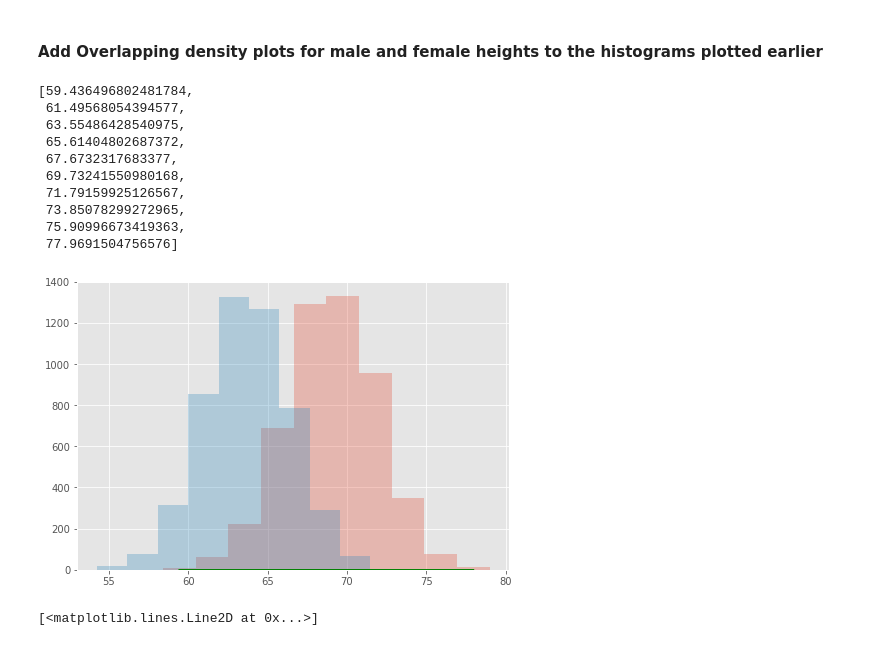
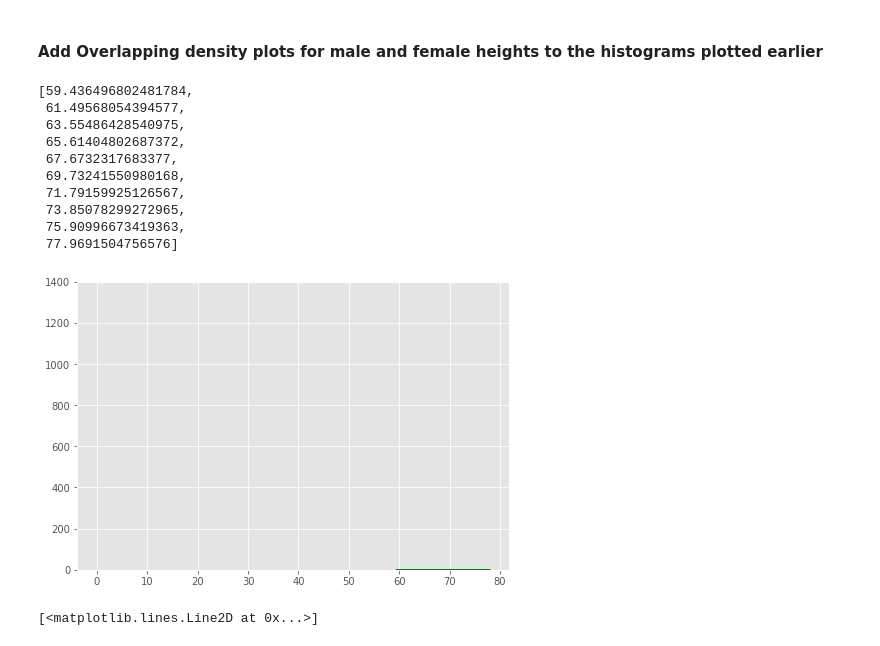
Before and after one commit to Gittekken/dsc-1-09-11-the-probability-density-function-lab-nyc-ds-career-012819, a Jupyter notebook: index.ipynb, the cells around one changed output. Saved outputs shown, nothing was run; the diff lists cells and outputs as text; code cells hidden in the pictures.

```diff
--- a/index.ipynb
+++ b/index.ipynb
@@ -102,26 +102,26 @@ plt.legend()
 # %%
 # You code here
 fig = plt.figure()
 ax_1 = fig.add_axes([0,0,1,1])
 male_n, male_bins = density(Male_height)
 female_n, female_bins = density(Female_height)
-ax_1.hist(Male_height, bins = 10, alpha = 0.3)
-ax_1.hist(Female_height, bins = 10, alpha = 0.3)
+ax_1.hist(Male_height/1000, bins = 10, alpha = 0.3)
+ax_1.hist(Female_height/1000, bins = 10, alpha = 0.3)
 ax_1.plot(male_bins, male_n, color = 'green')
 #plt.plot(female_bins, female_n)
 male_bins
 # %% [output]
 [59.436496802481784,
  61.49568054394577,
  63.55486428540975,
  65.61404802687372,
  67.6732317683377,
  69.73241550980168,
  71.79159925126567,
  73.85078299272965,
  75.90996673419363,
  77.9691504756576]
-[figure, old version]
+[figure, new version]
 # %%
 # %% [output]
 [<matplotlib.lines.Line2D at 0x...>]
```
